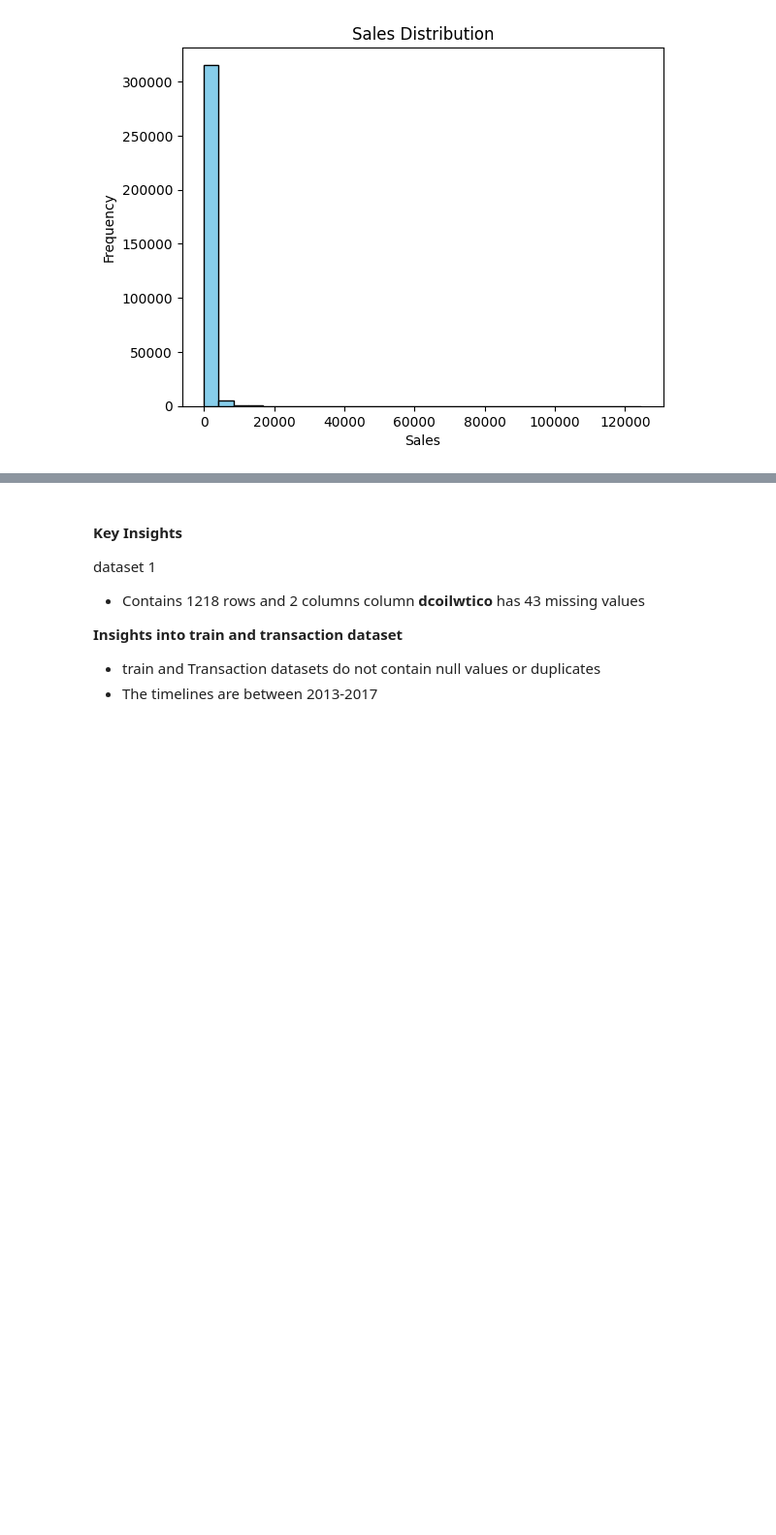
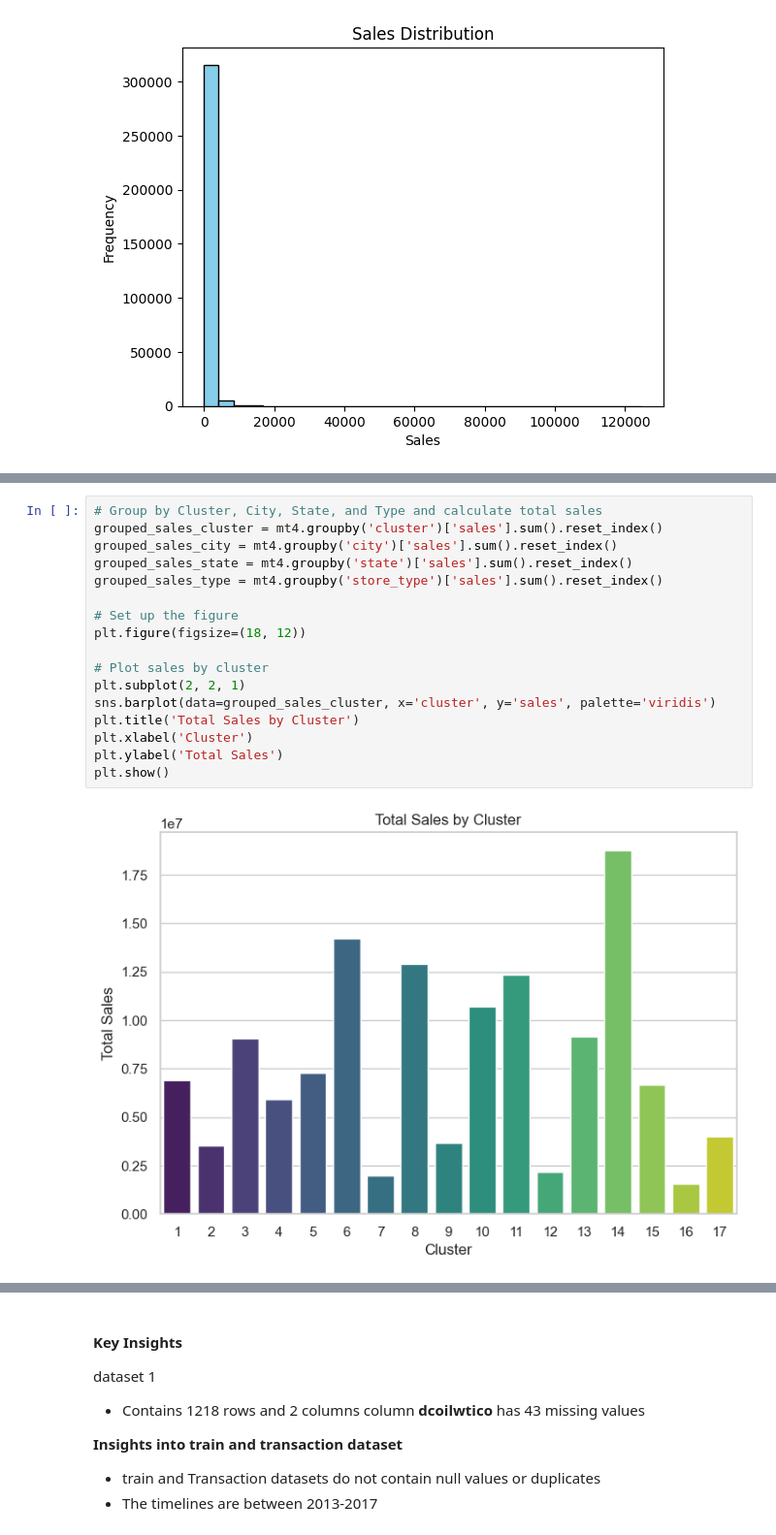
Before and after one commit to JusticeHanson/Sales-Forecasting-Times-Series-Analysis, a Jupyter notebook: notebook/main.ipynb, the cells around one changed output, grey strips where cells are left out. Shown at 97% size. Saved outputs shown, nothing was run; the diff lists cells and outputs as text; blank space fills up the shorter version.

```diff
--- a/notebook/main.ipynb
+++ b/notebook/main.ipynb
@@ -759,0 +892,19 @@ Name: sales, dtype: float64
+# %%
+# Group by Cluster, City, State, and Type and calculate total sales
+grouped_sales_cluster = mt4.groupby('cluster')['sales'].sum().reset_index()
+grouped_sales_city = mt4.groupby('city')['sales'].sum().reset_index()
+grouped_sales_state = mt4.groupby('state')['sales'].sum().reset_index()
+grouped_sales_type = mt4.groupby('store_type')['sales'].sum().reset_index()
+
+# Set up the figure
+plt.figure(figsize=(18, 12))
+
+# Plot sales by cluster
+plt.subplot(2, 2, 1)
+sns.barplot(data=grouped_sales_cluster, x='cluster', y='sales', palette='viridis')
+plt.title('Total Sales by Cluster')
+plt.xlabel('Cluster')
+plt.ylabel('Total Sales')
+plt.show()
+# %% [output]
+[figure, added]
```
Also changed, not shown: parts of 26 cells of this notebook.
